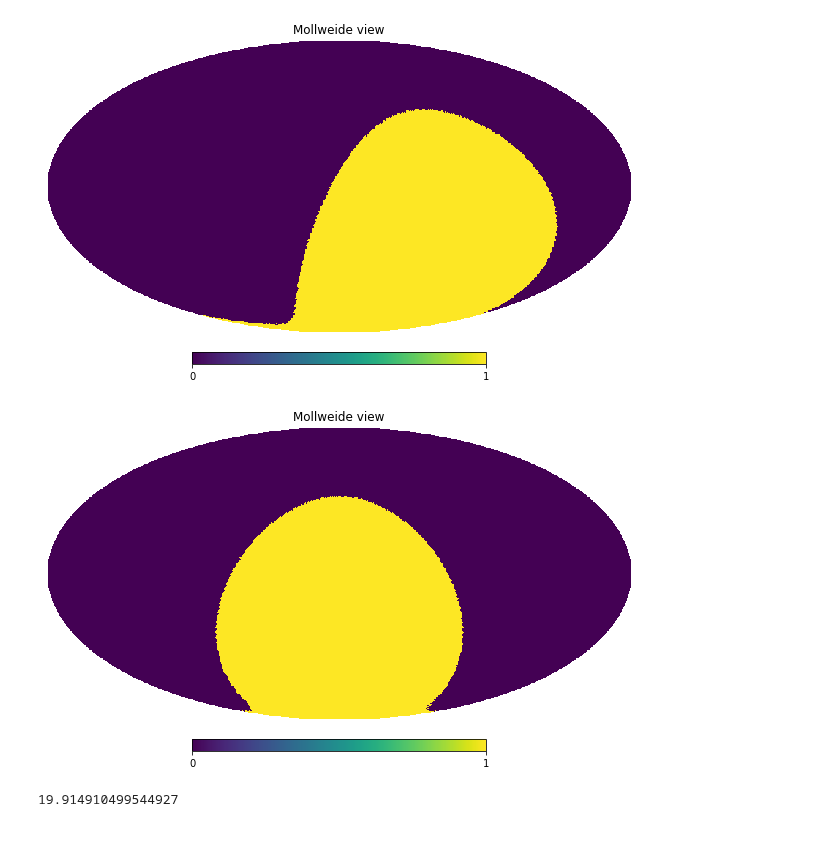
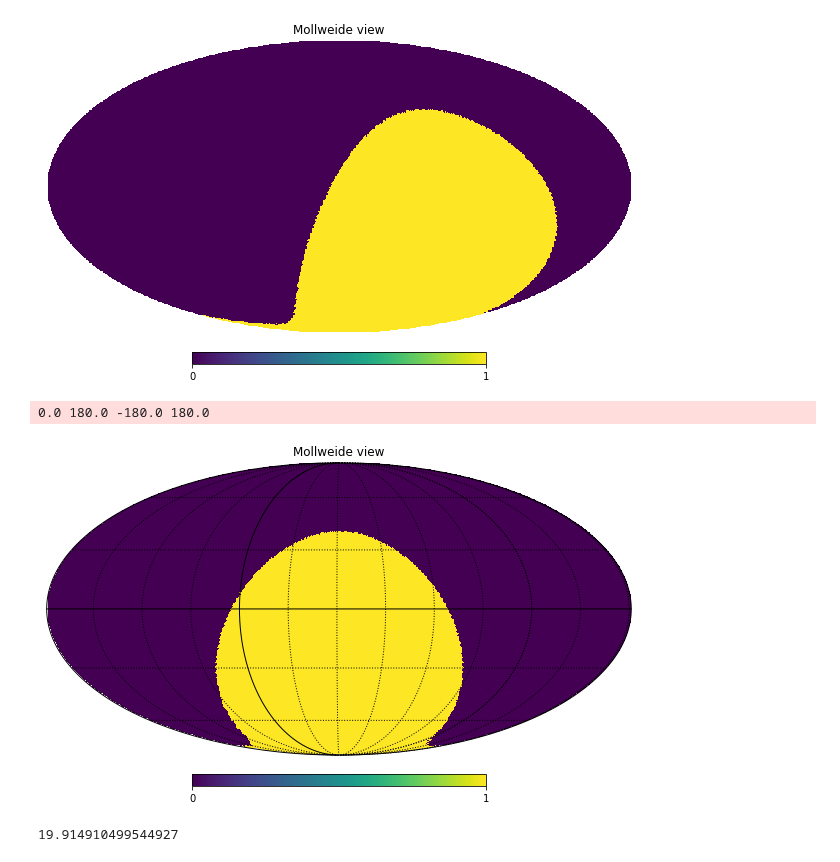
Before and after one commit to yoachim/21_Scratch, a Jupyter notebook: alt_limit/limit_check.ipynb, the cells around one changed output. Drawn from its saved outputs; the diff is of its cells as text; code cells hidden in the pictures.

```diff
--- a/alt_limit/limit_check.ipynb
+++ b/alt_limit/limit_check.ipynb
@@ -30,8 +30,10 @@ hp.mollview(ack)
 [figure]
 # %%
 hp.mollview(ack, rot=(conditions.lmst*360/24,0))
+hp.graticule()
 # %% [output]
+0.0 180.0 -180.0 180.0
-[figure, old version]
+[figure, new version]
 # %%
 conditions.lmst
 # %% [output]
```
